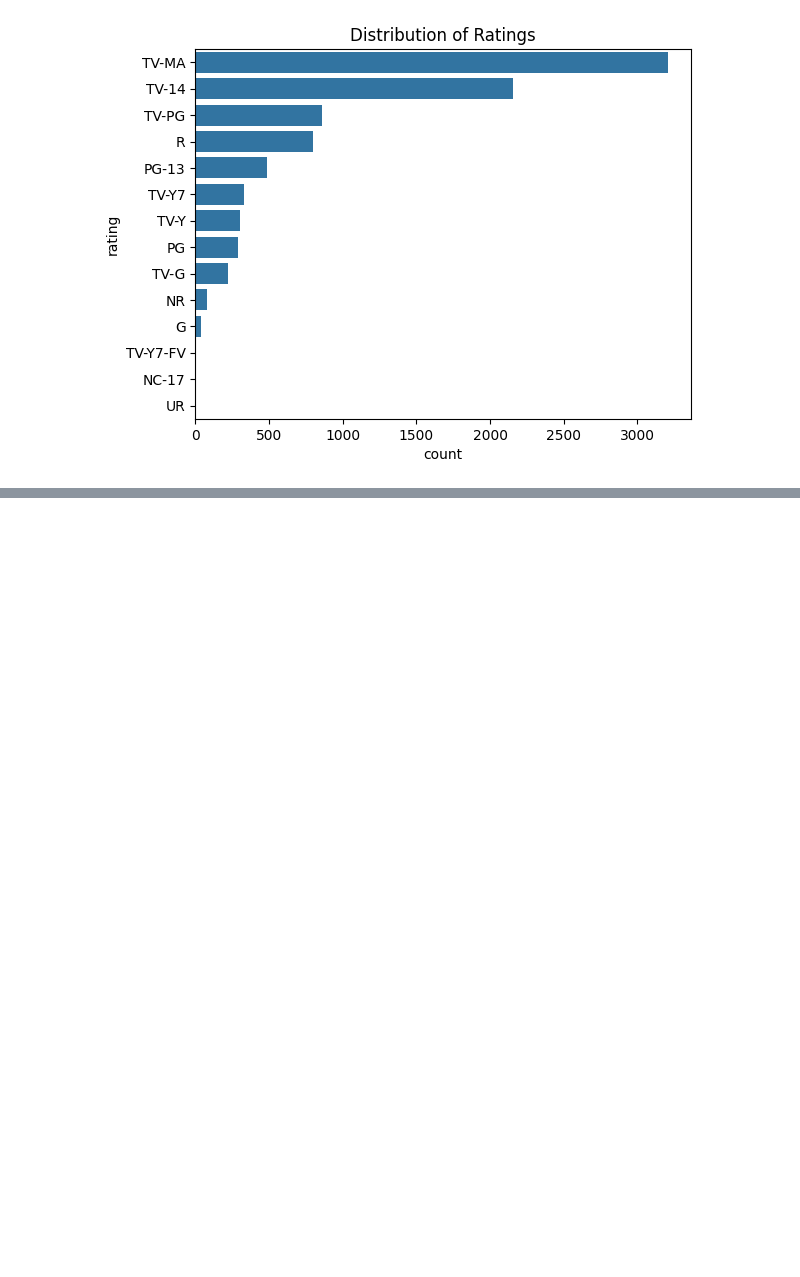
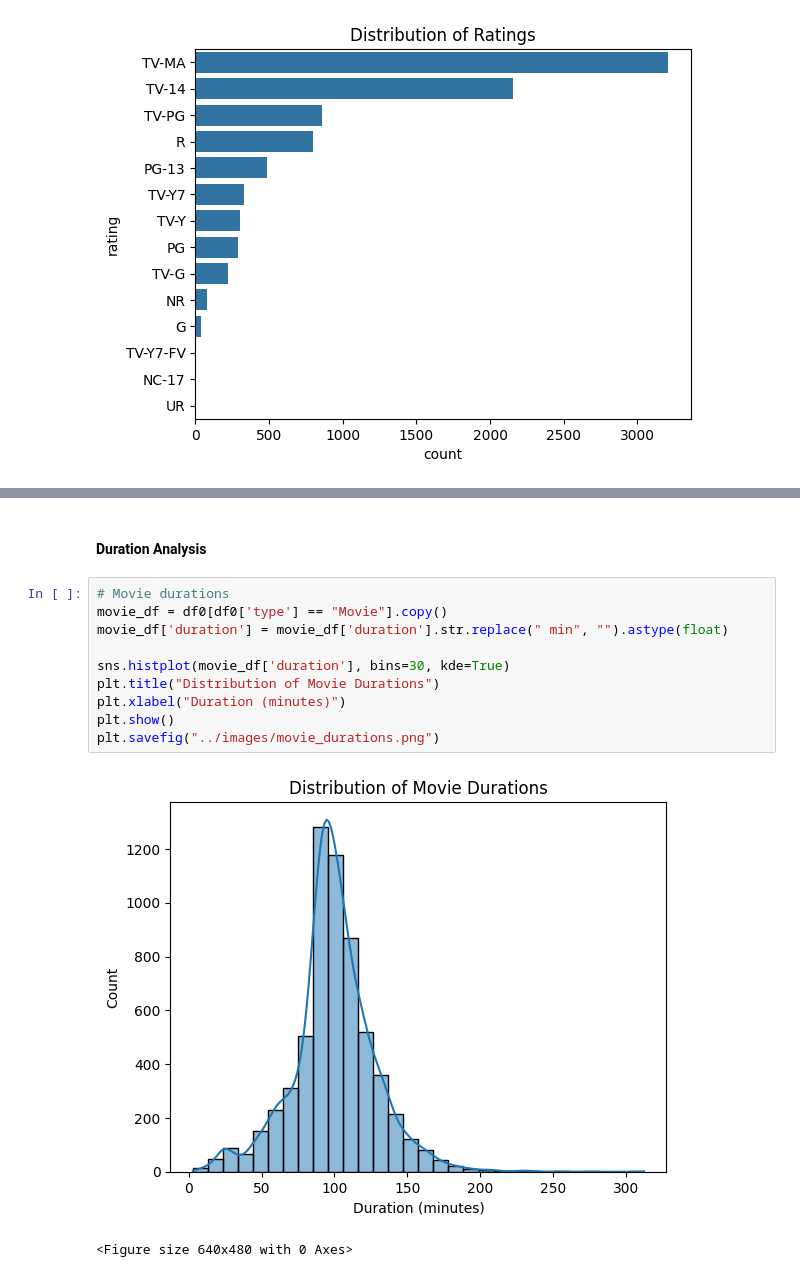
Before and after one commit to Shreyak1999/Portfolio-Projects, a Jupyter notebook: EDA_Netflix_Titles/eda.ipynb, the cells around one changed output, grey strips where cells are left out. Cells and saved outputs as stored; diff of their text form; blank space fills up the shorter version.

```diff
--- a/EDA_Netflix_Titles/eda.ipynb
+++ b/EDA_Netflix_Titles/eda.ipynb
@@ -114,0 +173,15 @@ plt.show()
+# %% [markdown]
+#### Duration Analysis
+# %%
+# Movie durations
+movie_df = df0[df0['type'] == "Movie"].copy()
+movie_df['duration'] = movie_df['duration'].str.replace(" min", "").astype(float)
+
+sns.histplot(movie_df['duration'], bins=30, kde=True)
+plt.title("Distribution of Movie Durations")
+plt.xlabel("Duration (minutes)")
+plt.show()
+plt.savefig("../images/movie_durations.png")
+# %% [output]
+[figure, added]
+<Figure size 640x480 with 0 Axes>
```
Also changed, not shown: parts of 8 cells of this notebook, 5 other files.
